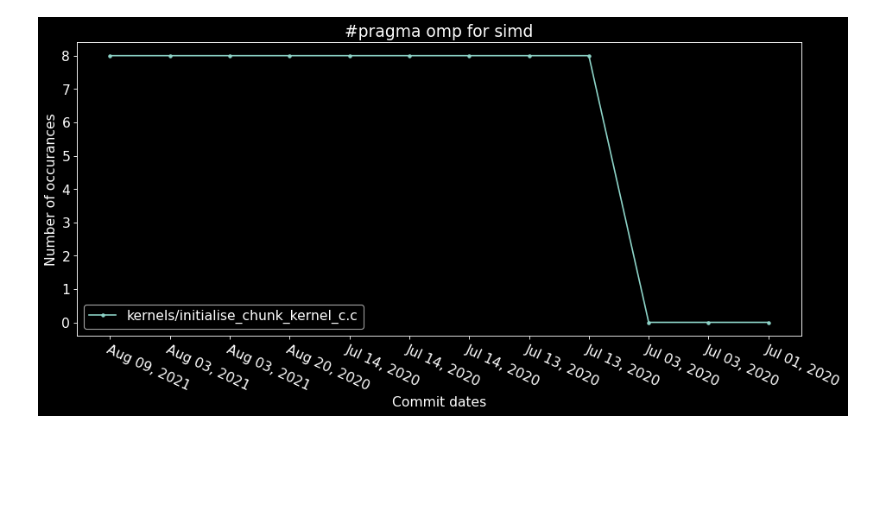
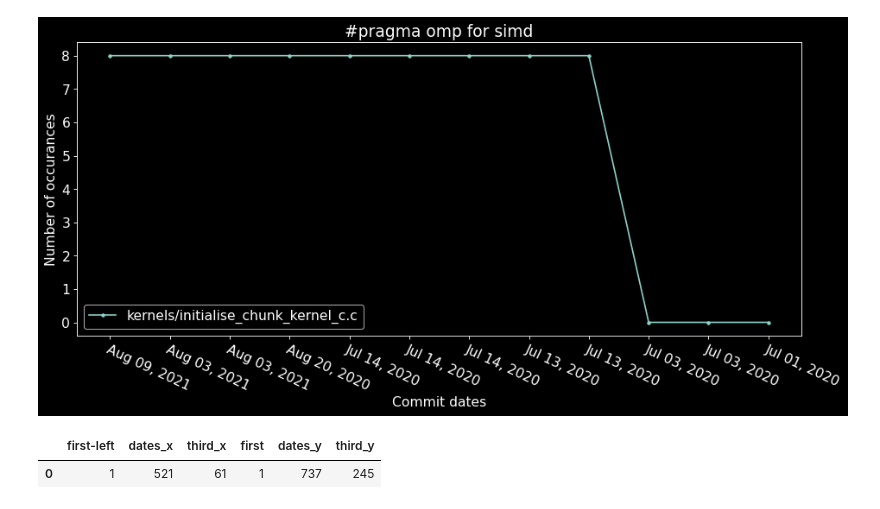
Before and after one commit to lanl/dsi, a Jupyter notebook: examples/cloverleaf/perf_hist_chart.ipynb, the cells around one changed output. Cells and saved outputs as stored; diff of their text form; code cells hidden in the pictures; blank space fills up the shorter version.

```diff
--- a/examples/cloverleaf/perf_hist_chart.ipynb
+++ b/examples/cloverleaf/perf_hist_chart.ipynb
@@ -260,3 +260,20 @@ plt.tight_layout()
 plt.show()
 # %% [output]
 [figure]
+# %%
+import pandas as pd
+my_df = pd.DataFrame({"first-left":[1,2,45,53],
+                      "dates":[521,82,945,513],
+                      "third":[61,72,245,563]
+                      })
+second_df = pd.DataFrame({"first":[45,2,1,53,45,2,1,53],
+                      "dates":[2556,26,737,348,-1,-1,-1,-1],
+                      "third":[61,72,245,563,0,0,0,0]
+                      })
+list(my_df)
+df = pd.merge(my_df, second_df, left_on="first-left", right_on="first", how="outer")
+updated_dates = df[df.dates_y != -1]
+updated_dates[updated_dates["first"] == 1]
+# %% [output]
+|  | first-left | dates_x | third_x | first | dates_y | third_y |
+| 0 | 1 | 521 | 61 | 1 | 737 | 245 |
```
Also changed, not shown: 3 other files.
